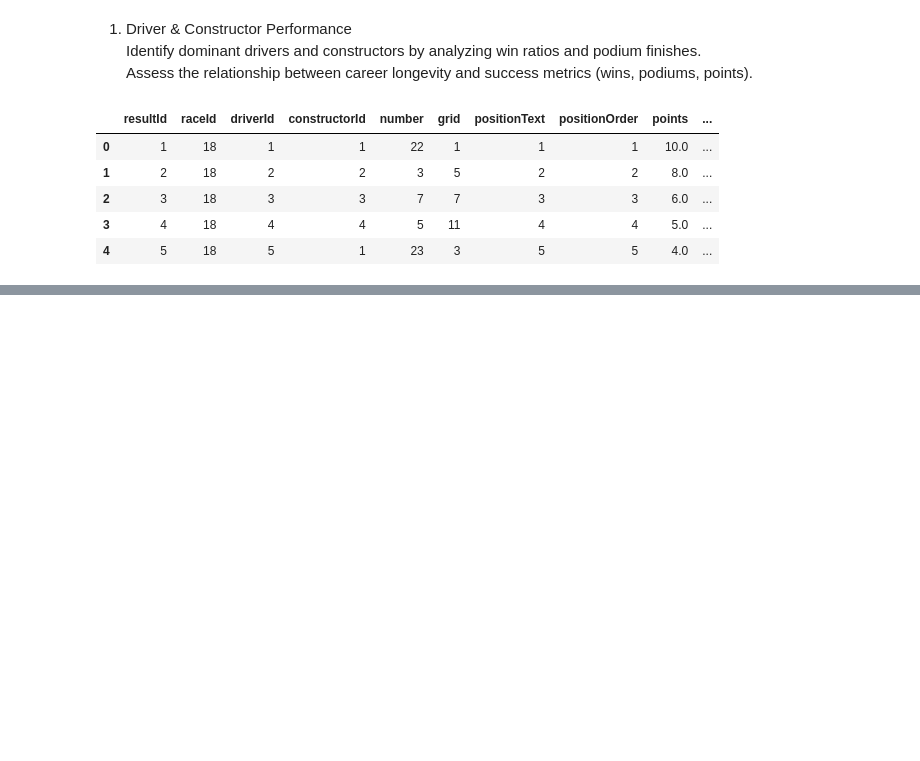
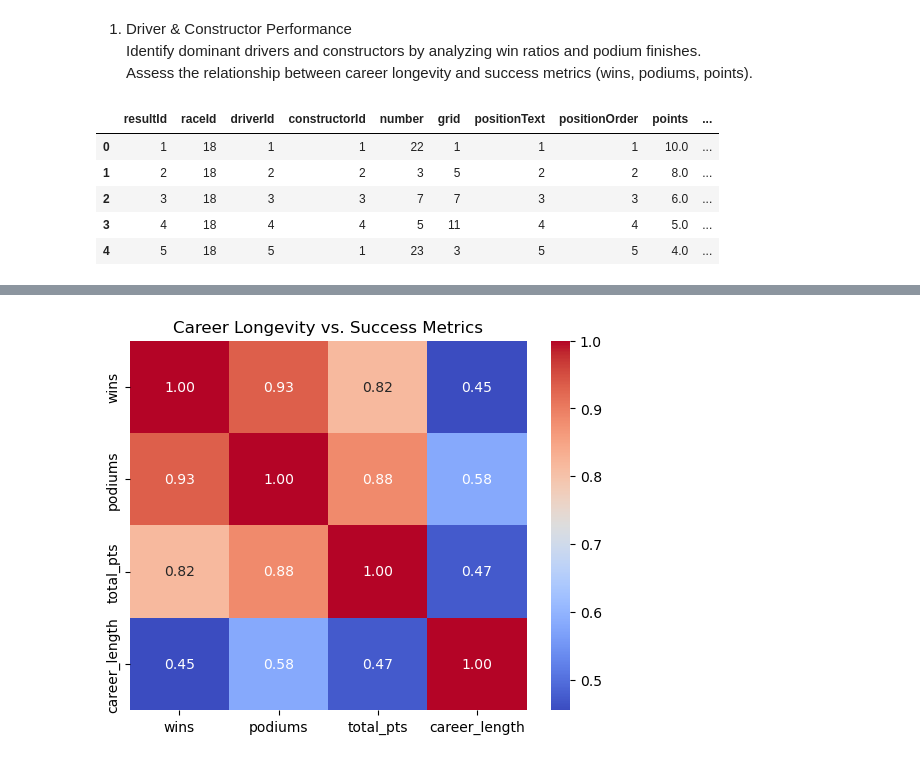
Before and after one commit to LalithKishore-S/DPL_2025, a Jupyter notebook: Analysis_questions.ipynb, the cells around one changed output, grey strips where cells are left out. Cells and saved outputs as stored; diff of their text form; code cells hidden in the pictures; blank space fills up the shorter version.

```diff
--- a/Analysis_questions.ipynb
+++ b/Analysis_questions.ipynb
@@ -34,20 +35,34 @@ results.head()
 | 4 | 5 | 18 | 5 | 1 | 23 | 3 | 5 | 5 | 4.0 | ... |
 # %%
 driver_stats = {}
+constructor_stats = {}
 for index, row in results.iterrows():
     driver = row['Name']
+    constructor = row['Constructor_name']
     if driver not in driver_stats.keys():
-        driver_stats[driver] = {'wins': 0, 'podiums': 0, 'total': 0}
+        driver_stats[driver] = {'wins': 0, 'podiums': 0, 'total': 0, 'total_pts': 0}
+    if constructor not in constructor_stats.keys():
+        constructor_stats[constructor] = {'wins': 0, 'podiums': 0, 'total': 0, 'total_pts': 0}
 
     if row['positionOrder'] == 1:
         driver_stats[driver]['wins'] += 1
+        constructor_stats[constructor]['wins'] += 1
     if row['positionOrder'] <= 3:
         driver_stats[driver]['podiums'] += 1
-
+        constructor_stats[constructor]['podiums'] += 1
+    constructor_stats[constructor]['total'] += 1
     driver_stats[driver]['total'] +=1
+    driver_stats[driver]['total_pts'] += row['points']
 
 
 driver_performance = pd.DataFrame.from_dict(driver_stats, orient='index').reset_index()
-driver_performance.rename(columns={'index': 'surname'}, inplace=True)
-driver_performance.head()
+driver_performance.rename(columns={'index': 'name'}, inplace=True)
+print("Driver")
+print(driver_performance.head())
+print()
+
+constructor_performance = pd.DataFrame.from_dict(constructor_stats, orient='index').reset_index()
+constructor_performance.rename(columns={'index': 'name'}, inplace=True)
+print("Constructor")
+print(constructor_performance.head())
 # %% [output]
@@ -77,0 +161,14 @@ driver_performance.head(10)
+# %%
+drivers = pd.read_csv("final_dataset/drivers.csv")
+results = pd.read_csv("final_dataset/results.csv")
+races = pd.read_csv("final_dataset/races.csv")
+
+results = results.merge(races[['raceId', 'year']], on='raceId', how='left')
+
+career_span = results.groupby('driverId')['year'].agg(['min', 'max']).reset_index()
+career_span['career_length'] = career_span['max'] - career_span['min']
+career_span = career_span.merge(drivers[['driverId','forename', 'surname']], on='driverId', how='left')
+career_span['forename'] = career_span['forename'].astype('str')
+career_span['surname'] = career_span['surname'].astype('str')
+career_span['name']  = career_span['forename']+" "+career_span['surname']
+career_span.drop(columns=['forename','surname'],inplace=True)
@@ -77,0 +184,3 @@ driver_performance.head(10)
+# %%
+driver_performance = driver_performance.merge(career_span,on='name',how='left')
+driver_performance.head(10)
@@ -77,0 +199,6 @@ driver_performance.head(10)
+# %%
+sns.heatmap(driver_performance[['wins','podiums','total_pts','career_length']].corr(),annot=True, cmap='coolwarm', fmt=".2f")
+plt.title("Career Longevity vs. Success Metrics")
+plt.show()
+# %% [output]
+[figure, added]
```
Also changed, not shown: parts of 19 cells of this notebook.
